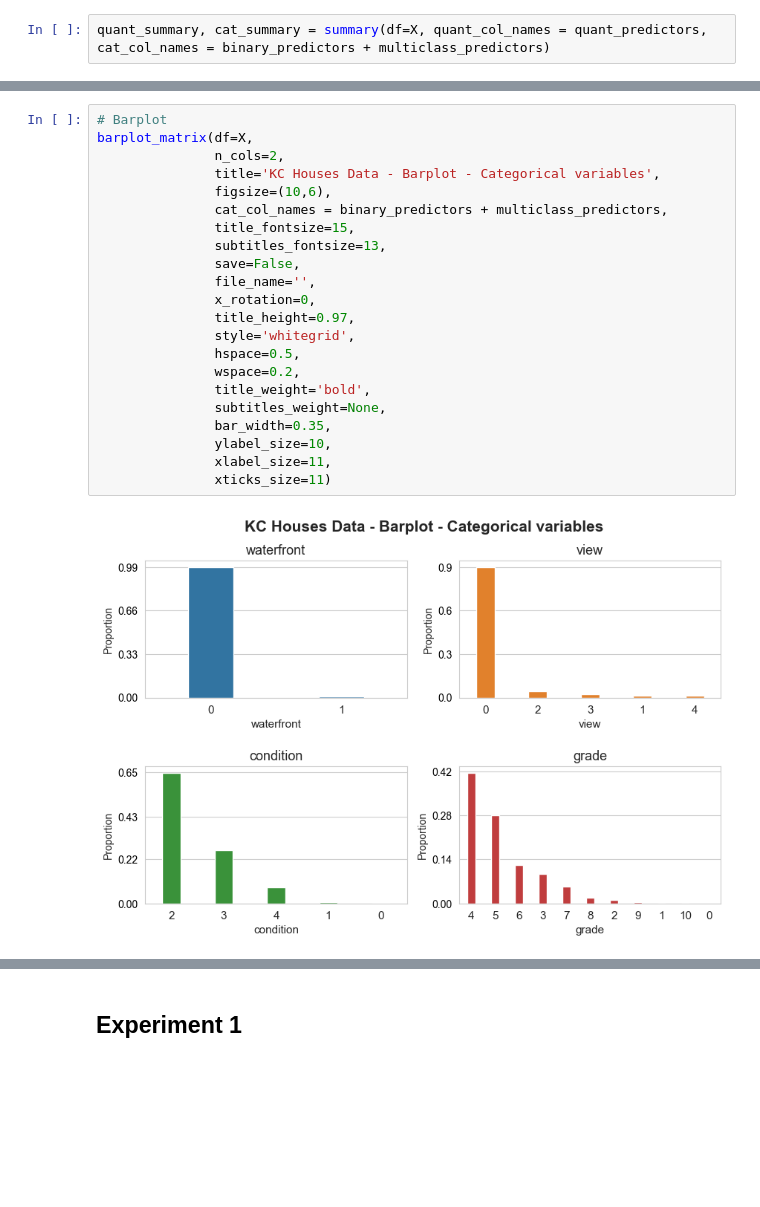
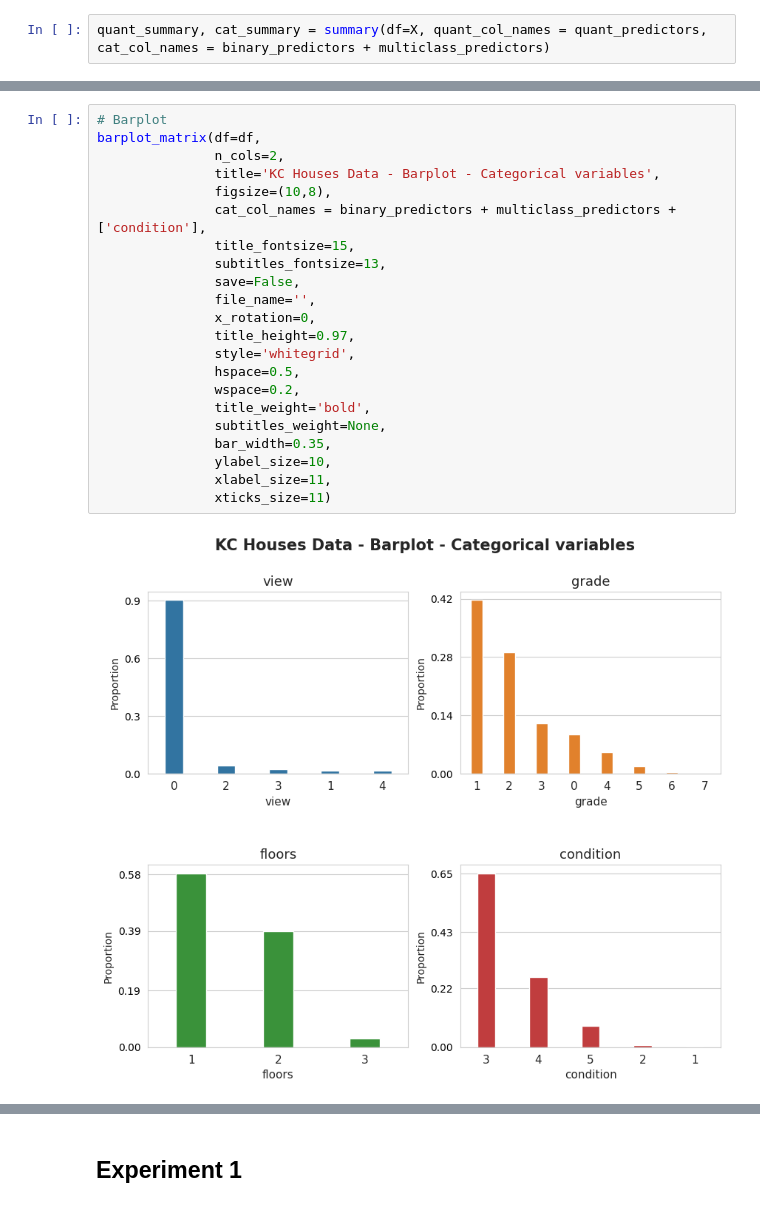
Before and after one commit to FabioScielzoOrtiz/db-robust-clust-paper-code, a Jupyter notebook: experiments/real_data/experiments_kc_houses.ipynb, the cells around one changed output, grey strips where cells are left out. Drawn from its saved outputs; the diff is of its cells as text; blank space fills up the shorter version.

```diff
--- a/experiments/real_data/experiments_kc_houses.ipynb
+++ b/experiments/real_data/experiments_kc_houses.ipynb
@@ -324,27 +318,27 @@ ecdfplot_matrix(df=X,
 # %%
 # Barplot
-barplot_matrix(df=X,
+barplot_matrix(df=df,
                n_cols=2,
                title='KC Houses Data - Barplot - Categorical variables',
-               figsize=(10,6),
-               cat_col_names = binary_predictors + multiclass_predictors,
+               figsize=(10,8),
+               cat_col_names = binary_predictors + multiclass_predictors + ['condition'],
                title_fontsize=15,
                subtitles_fontsize=13,
                save=False,
                file_name='',
                x_rotation=0,
                title_height=0.97,
                style='whitegrid',
                hspace=0.5,
                wspace=0.2,
                title_weight='bold',
                subtitles_weight=None,
                bar_width=0.35,
                ylabel_size=10,
                xlabel_size=11,
                xticks_size=11)
 # %% [output]
-[figure, old version]
+[figure, new version]
 # %%
 # Correlation Matrix
 X[quant_predictors].to_pandas().corr()
```
Also changed, not shown: parts of 41 cells of this notebook, 5 other files.
